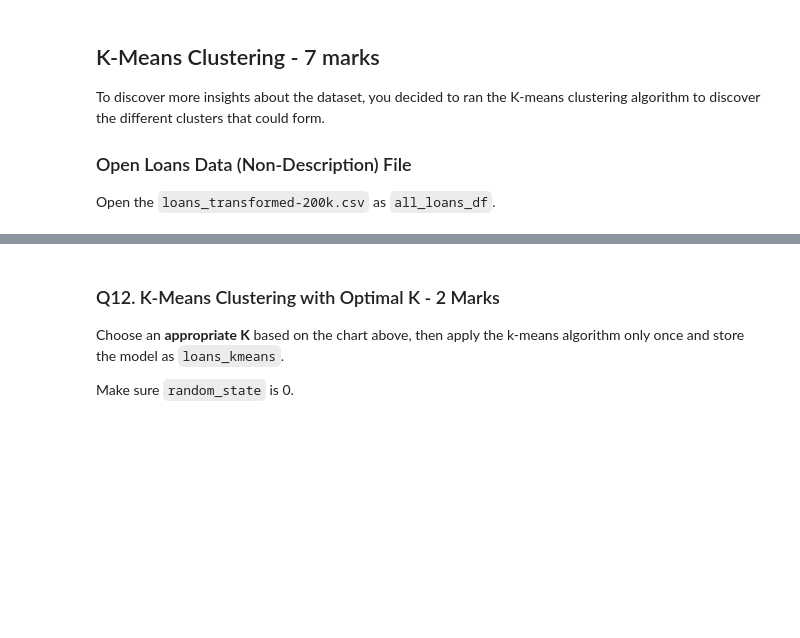
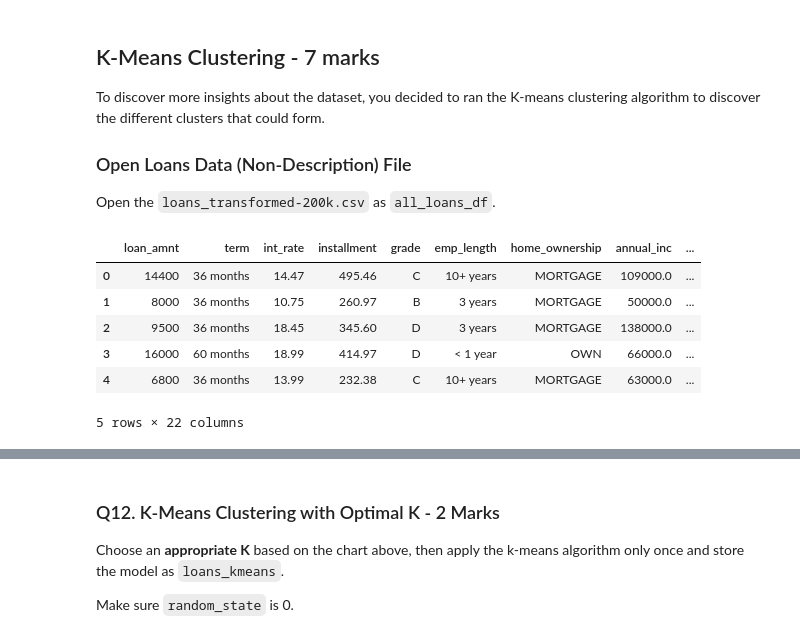
Before and after one commit to swathidbhat/Hackwagon-DS102, a Jupyter notebook: problem-set-3/problem-set-3.ipynb, the cells around one changed output, grey strips where cells are left out. Drawn from its saved outputs; the diff is of its cells as text; code cells hidden in the pictures; blank space fills up the shorter version.

```diff
--- a/problem-set-3/problem-set-3.ipynb
+++ b/problem-set-3/problem-set-3.ipynb
@@ -175,6 +379,17 @@ To discover more insights about the dataset, you decided to ran the K-means clus
 ### Open Loans Data (Non-Description) File
 
 Open the `loans_transformed-200k.csv` as `all_loans_df`.
+# %%
+all_loans_df = pd.read_csv('loans_transformed-200k.csv')
+all_loans_df.head()
+# %% [output]
+|  | loan_amnt | term | int_rate | installment | grade | emp_length | home_ownership | annual_inc | ... |
+| 0 | 14400 | 36 months | 14.47 | 495.46 | C | 10+ years | MORTGAGE | 109000.0 | ... |
+| 1 | 8000 | 36 months | 10.75 | 260.97 | B | 3 years | MORTGAGE | 50000.0 | ... |
+| 2 | 9500 | 36 months | 18.45 | 345.60 | D | 3 years | MORTGAGE | 138000.0 | ... |
+| 3 | 16000 | 60 months | 18.99 | 414.97 | D | < 1 year | OWN | 66000.0 | ... |
+| 4 | 6800 | 36 months | 13.99 | 232.38 | C | 10+ years | MORTGAGE | 63000.0 | ... |
+5 rows × 22 columns
 # %% [markdown]
 ### Q9. Integer Encoding
 
```
Also changed, not shown: parts of 37 cells of this notebook.
